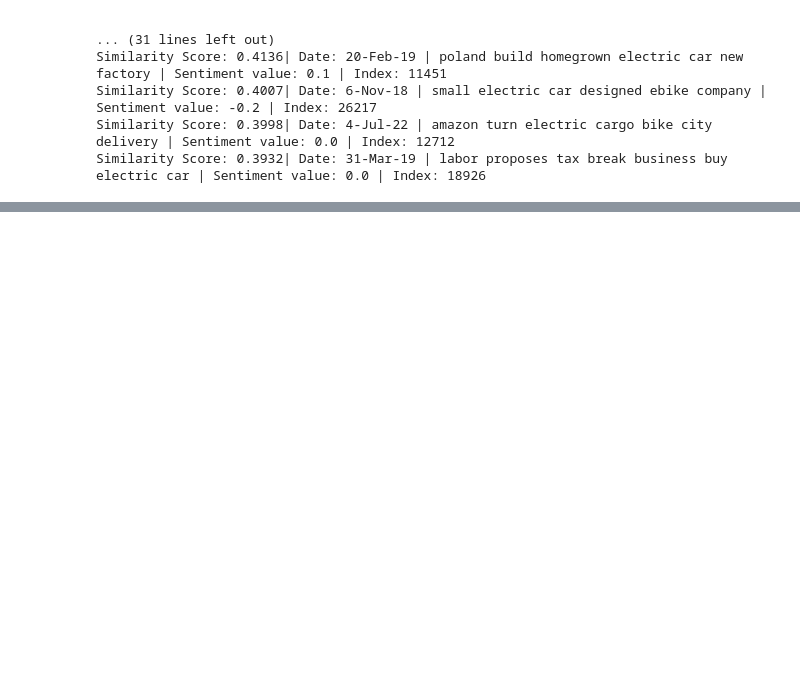
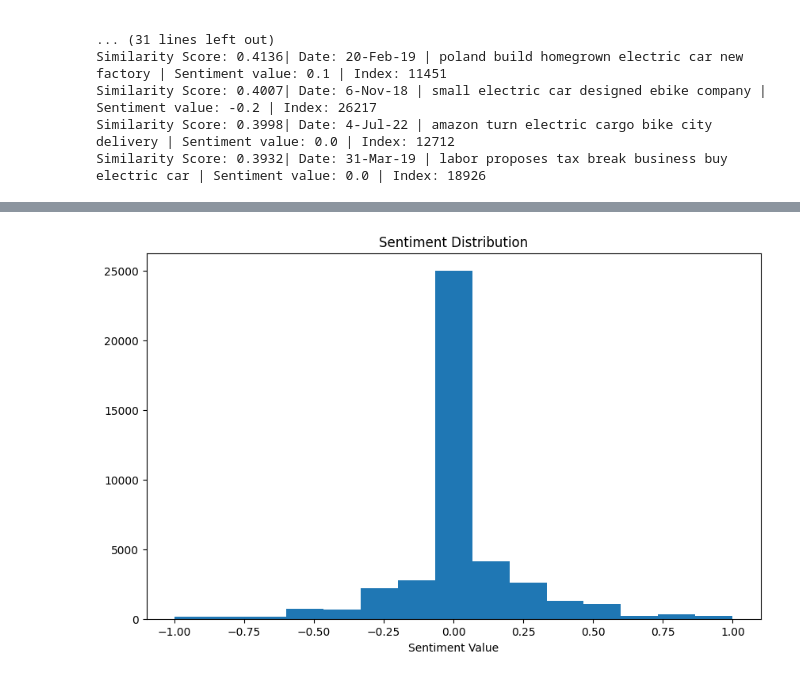
Before and after one commit to Vincent-G-Van/cmpe-256-project, a Jupyter notebook: tdidf_vectorizer.ipynb, the cells around one changed output, grey strips where cells are left out. Saved outputs shown, nothing was run; the diff lists cells and outputs as text; code cells hidden in the pictures; blank space fills up the shorter version.

```diff
--- a/tdidf_vectorizer.ipynb
+++ b/tdidf_vectorizer.ipynb
@@ -91,0 +135,15 @@ Similarity Score: 0.3932| Date: 31-Mar-19 | labor proposes tax break business bu
+# %%
+# get the sentiment values and remove empty
+sens = database['Sentiment'].values
+sens2 = [i for i in sens if i != '']
+# convert values to float
+sens3 = [float(s) for s in sens2]
+
+# plot the graph for sentiment distribution
+plt.figure(figsize=(10, 6))
+plt.hist(sens3, bins=15)
+plt.xlabel('Sentiment Value')
+plt.title('Sentiment Distribution')
+plt.show()
+# %% [output]
+[figure, added]
```
Also changed, not shown: parts of 3 cells of this notebook.
